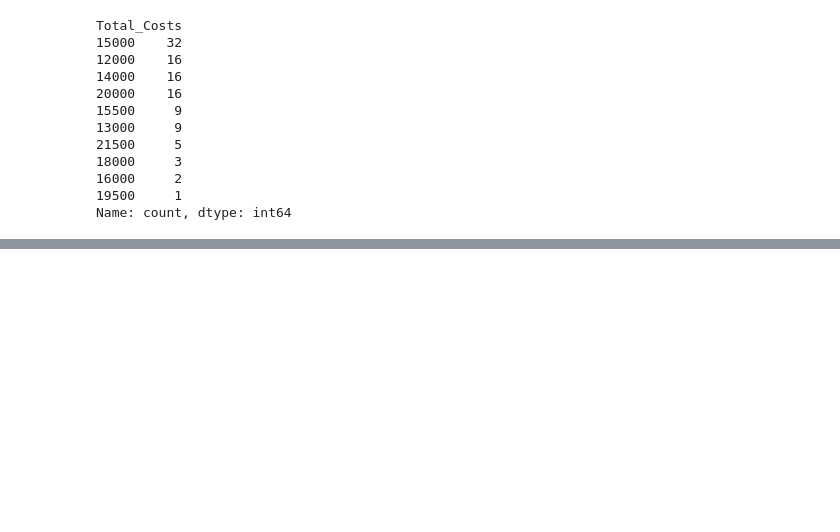
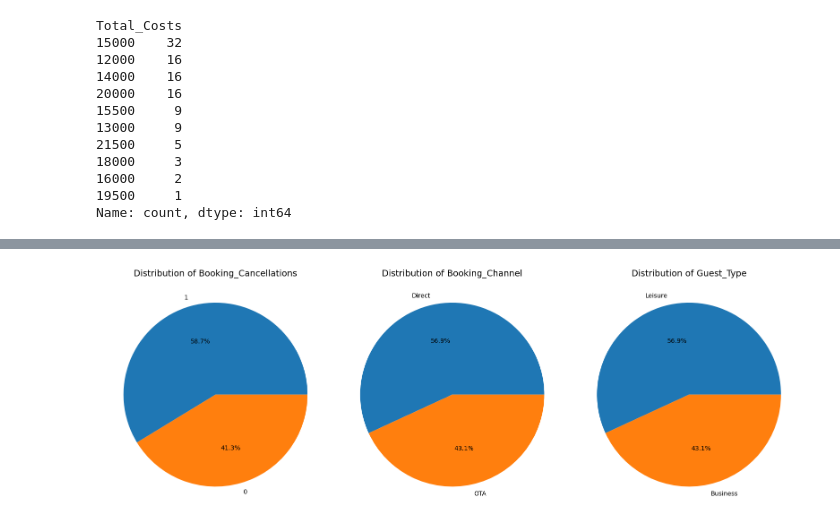
Before and after one commit to tabodino/hotel_booking_cancellation_prediction, a Jupyter notebook: notebooks/hotel_booking_analysis.ipynb, the cells around one changed output, grey strips where cells are left out. Saved outputs shown, nothing was run; the diff lists cells and outputs as text; code cells hidden in the pictures; blank space fills up the shorter version.

```diff
--- a/notebooks/hotel_booking_analysis.ipynb
+++ b/notebooks/hotel_booking_analysis.ipynb
@@ -245,6 +241,8 @@ print("Potential outliers: \n", outliers)
 # %% [output]
 Potential outliers:
  {'Public_Holiday': 13, 'Total_Costs': 25}
+# %%
+df_outliers = df.select(list(outliers.keys())).toPandas()
 # %%
 plt.figure(figsize=(16, 4))
 
@@ -280,0 +304,19 @@ Name: count, dtype: int64
+# %%
+col_charts = ["Booking_Cancellations", "Booking_Channel", "Guest_Type"]
+df_charts = df.select([col(c) for c in col_charts]).toPandas()
+
+df_charts.head()
+
+plt.figure(figsize=(16, 6))
+
+for i, col_name in enumerate(col_charts, 1):
+    plt.subplot(1, 3, i)
+    data = df_charts[col_name].value_counts()
+
+    plt.pie(data, labels=data.index, autopct='%1.1f%%')
+    plt.title(f"Distribution of {col_name}", fontsize=14)
+
+plt.tight_layout()
+plt.show()
+# %% [output]
+[figure, added]
```
Also changed, not shown: parts of 11 cells of this notebook.
